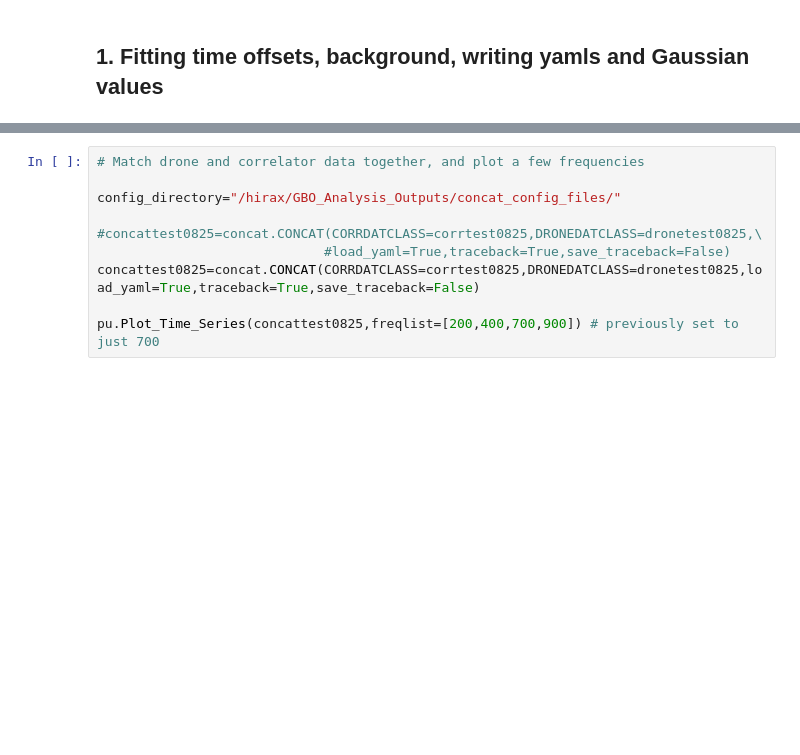
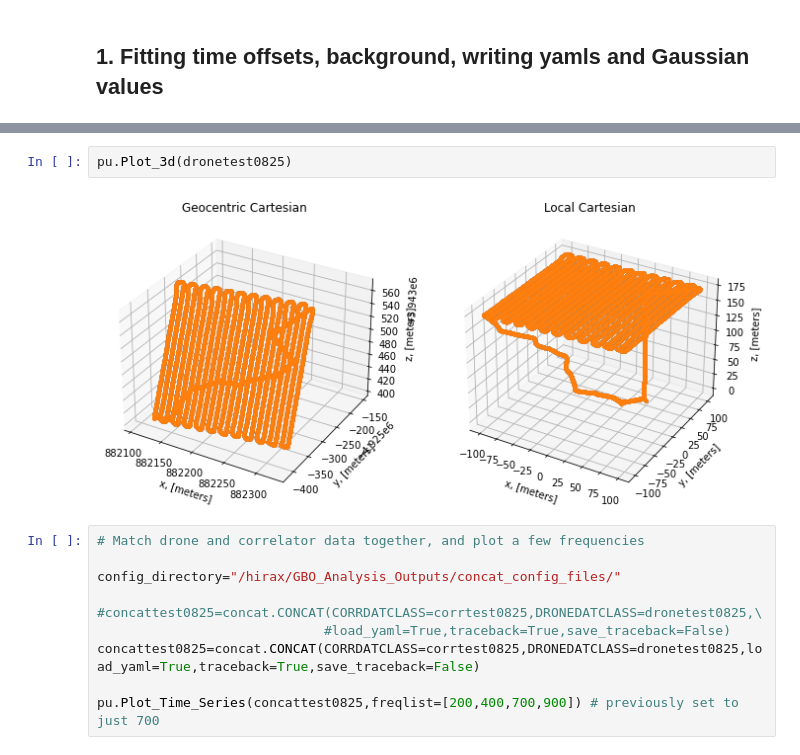
Before and after one commit to WrightLaboratory/newburghlabdrone, a Jupyter notebook: analysis/Flight_Gaussian_fitting_LBN.ipynb, the cells around one changed output, grey strips where cells are left out. Drawn from its saved outputs; the diff is of its cells as text; blank space fills up the shorter version.

```diff
--- a/analysis/Flight_Gaussian_fitting_LBN.ipynb
+++ b/analysis/Flight_Gaussian_fitting_LBN.ipynb
@@ -186,3 +188,7 @@ overplotting drone coordinates for t_cut samples: [0:-1]
+# %%
+pu.Plot_3d(dronetest0825)
+# %% [output]
+[figure, added]
 # %%
 # Match drone and correlator data together, and plot a few frequencies
 
```
Also changed, not shown: parts of 3 cells of this notebook.
